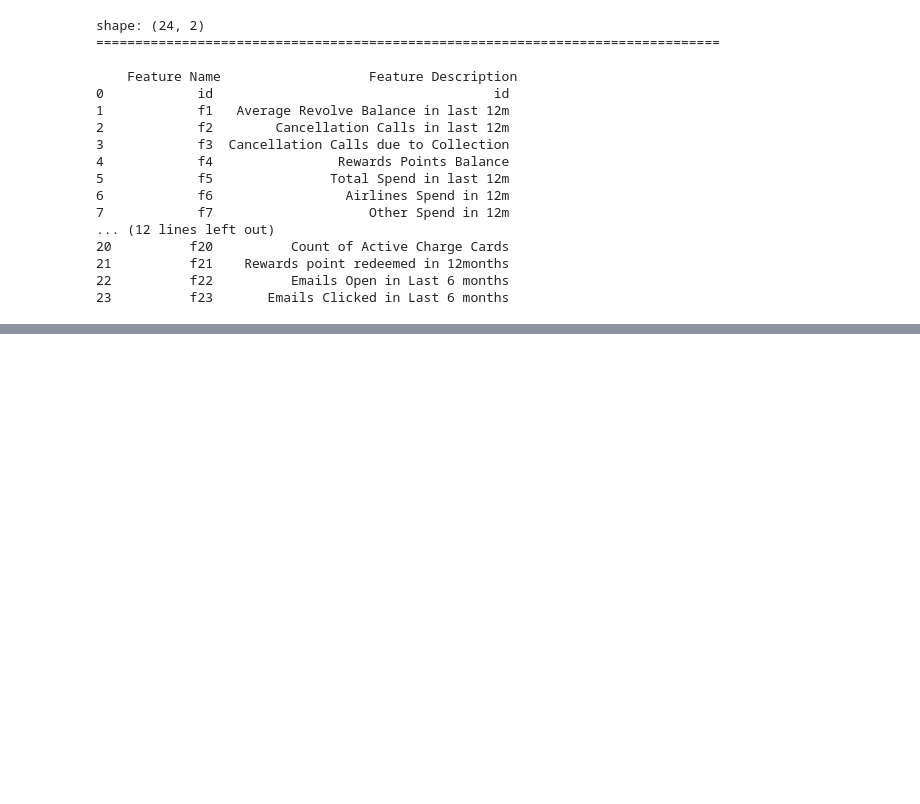
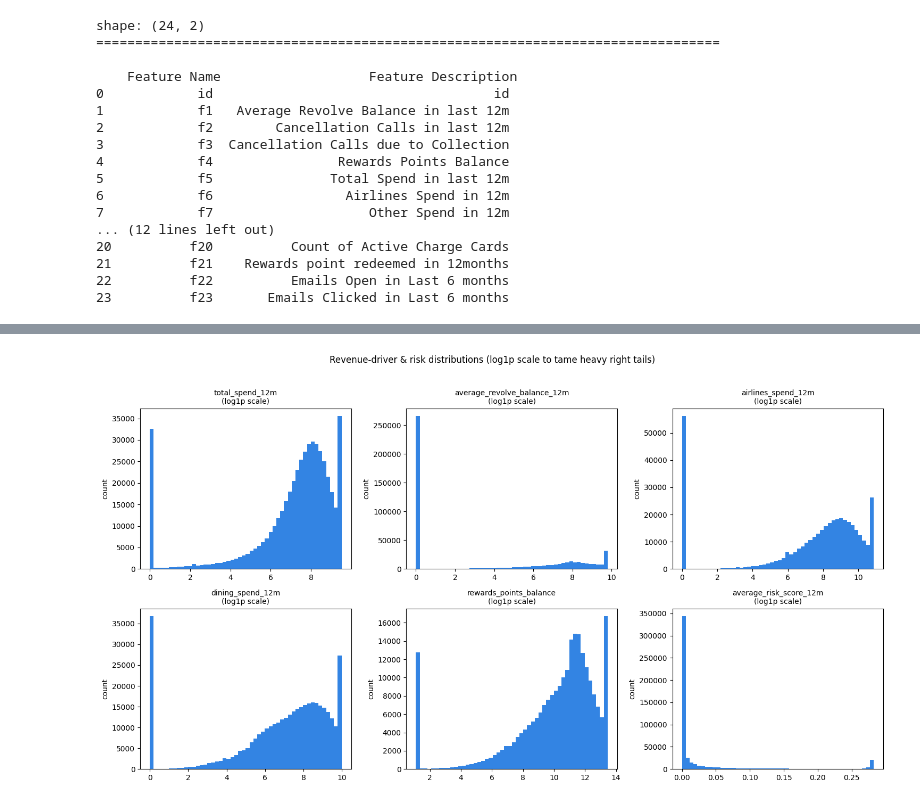
Before and after one commit to priyanshunath04/American-Express-Campus-Challenge-2026, a Jupyter notebook: notebooks/jai_eda.ipynb, the cells around one changed output, grey strips where cells are left out. Cells and saved outputs as stored; diff of their text form; code cells hidden in the pictures; blank space fills up the shorter version.

```diff
--- a/notebooks/jai_eda.ipynb
+++ b/notebooks/jai_eda.ipynb
@@ -22,0 +20,5 @@ shape: (500000, 24)
+# %%
+df = pd.read_csv("/content/drive/MyDrive/american_express/datasets/Round1_Dataset.csv")
+print("shape:", df.shape)
+print("="*80)
+print("\n", df.head())
@@ -23,5 +43,5 @@ shape: (500000, 24)
 # %%
-features = pd.read_csv("../datasets/feature_description.csv")
+features = pd.read_csv("/content/drive/MyDrive/american_express/datasets/feature_description.csv")
 print("shape:", features.shape)
 print("="*80)
 print("\n", features)
@@ -134,0 +480,15 @@ df.describe().T
+# %%
+
+fig, axes = plt.subplots(2, 3, figsize=(15, 8))
+plot_cols = ['total_spend_12m', 'average_revolve_balance_12m', 'airlines_spend_12m',
+             'dining_spend_12m', 'rewards_points_balance', 'average_risk_score_12m']
+for ax, col in zip(axes.flatten(), plot_cols):
+    data = df[col].dropna()
+    ax.hist(np.log1p(data.clip(lower=0)), bins=50, color='#0f6fde', alpha=0.85)
+    ax.set_title(col + "\n(log1p scale)", fontsize=10)
+    ax.set_ylabel("count")
+plt.suptitle("Revenue-driver & risk distributions (log1p scale to tame heavy right tails)", y=1.02)
+plt.tight_layout()
+plt.show()
+# %% [output]
+[figure, added]
```
Also changed, not shown: parts of 41 cells of this notebook.
